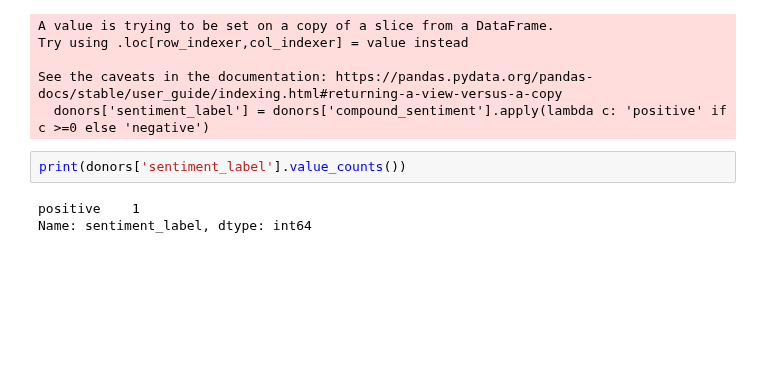
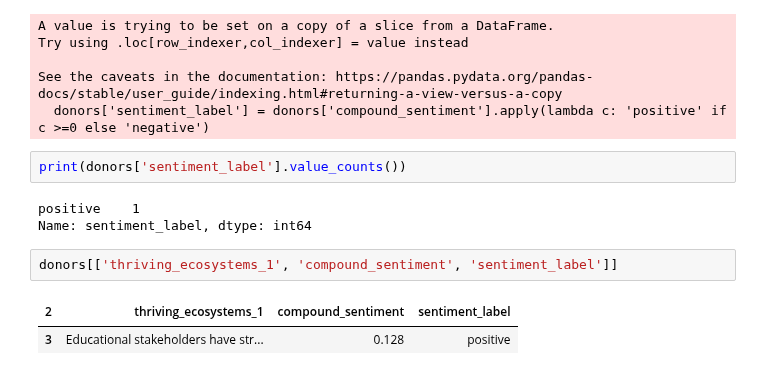
Before and after one commit to alliajagbe/sentiment-analysis, a Jupyter notebook: education-analysis.ipynb, the cells around one changed output. Drawn from its saved outputs; the diff is of its cells as text; blank space fills up the shorter version.

Commit message:
compound sentiment analysis

```diff
--- a/education-analysis.ipynb
+++ b/education-analysis.ipynb
@@ -608,3 +608,8 @@ print(donors['sentiment_label'].value_counts())
 # %% [output]
 positive    1
 Name: sentiment_label, dtype: int64
+# %%
+donors[['thriving_ecosystems_1', 'compound_sentiment', 'sentiment_label']]
+# %% [output]
+| 2 | thriving_ecosystems_1 | compound_sentiment | sentiment_label |
+| 3 | Educational stakeholders have str... | 0.128 | positive |
```
